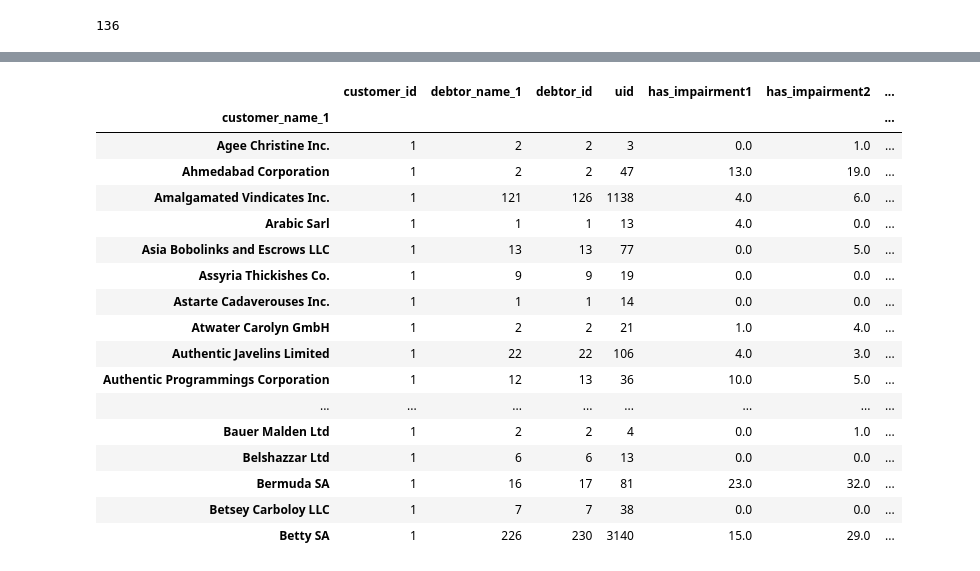
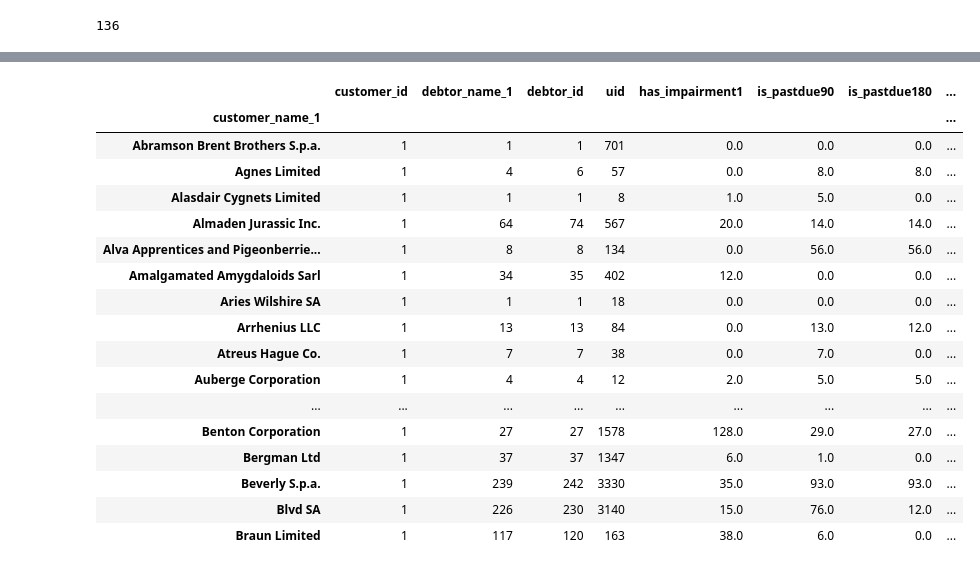
Before and after one commit to davidemariani/networkAnalysisForML, a Jupyter notebook: 02_buyers_sellers_df.ipynb, the cells around one changed output, grey strips where cells are left out. Cells and saved outputs as stored; diff of their text form; code cells hidden in the pictures.

```diff
--- a/02_buyers_sellers_df.ipynb
+++ b/02_buyers_sellers_df.ipynb
@@ -15,7 +15,7 @@ import os
 #Instruments+features dataset
 #import data
 user = os.environ["USERNAME"]
-filename = "190108_instrumentsdf_simNames_2.pkl"
+filename = "instrumentsdf_2.pkl"
 datafolder = "C:/Users/{}/Dropbox/University/MscDataScience_Birkbeck/thesis_project/data/".format(user)
 
 inst = pd.read_pickle(datafolder+filename)
@@ -70,36 +70,36 @@ buyer.head(20)
 # %%
 #set up seller dataframes
 s_g = inst.groupby("customer_name_1")
 #build an aggregation dictionary
 
 #aggregate by keeping a list
 agg_sdict = dict(zip(["customer_id", "debtor_name_1", "debtor_id", "uid",
-                      "has_impairment1", "has_impairment2", "is_pastdue90", "is_pastdue180",
+                      "has_impairment1", "is_pastdue90", "is_pastdue180",
                       "has_prosecution", "is_open"
                      ],
                    ["nunique"]*4 + ["sum"]*6  ))
 
 
 #aggregate by first value...
 seller = s_g.agg(agg_sdict)
 seller.head(20)
 # %% [output]
-|  | customer_id | debtor_name_1 | debtor_id | uid | has_impairment1 | has_impairment2 | ... |
-| customer_name_1 |  |  |  |  |  |  | ... |
-| Agee Christine Inc. | 1 | 2 | 2 | 3 | 0.0 | 1.0 | ... |
-| Ahmedabad Corporation | 1 | 2 | 2 | 47 | 13.0 | 19.0 | ... |
-| Amalgamated Vindicates Inc. | 1 | 121 | 126 | 1138 | 4.0 | 6.0 | ... |
-| Arabic Sarl | 1 | 1 | 1 | 13 | 4.0 | 0.0 | ... |
-| Asia Bobolinks and Escrows LLC | 1 | 13 | 13 | 77 | 0.0 | 5.0 | ... |
-| Assyria Thickishes Co. | 1 | 9 | 9 | 19 | 0.0 | 0.0 | ... |
-| Astarte Cadaverouses Inc. | 1 | 1 | 1 | 14 | 0.0 | 0.0 | ... |
-| Atwater Carolyn GmbH | 1 | 2 | 2 | 21 | 1.0 | 4.0 | ... |
-| Authentic Javelins Limited | 1 | 22 | 22 | 106 | 4.0 | 3.0 | ... |
-| Authentic Programmings Corporation | 1 | 12 | 13 | 36 | 10.0 | 5.0 | ... |
-| ... | ... | ... | ... | ... | ... | ... | ... |
-| Bauer Malden Ltd | 1 | 2 | 2 | 4 | 0.0 | 1.0 | ... |
-| Belshazzar Ltd | 1 | 6 | 6 | 13 | 0.0 | 0.0 | ... |
-| Bermuda SA | 1 | 16 | 17 | 81 | 23.0 | 32.0 | ... |
-| Betsey Carboloy LLC | 1 | 7 | 7 | 38 | 0.0 | 0.0 | ... |
-| Betty SA | 1 | 226 | 230 | 3140 | 15.0 | 29.0 | ... |
+|  | customer_id | debtor_name_1 | debtor_id | uid | has_impairment1 | is_pastdue90 | is_pastdue180 | ... |
+| customer_name_1 |  |  |  |  |  |  |  | ... |
+| Abramson Brent Brothers S.p.a. | 1 | 1 | 1 | 701 | 0.0 | 0.0 | 0.0 | ... |
+| Agnes Limited | 1 | 4 | 6 | 57 | 0.0 | 8.0 | 8.0 | ... |
+| Alasdair Cygnets Limited | 1 | 1 | 1 | 8 | 1.0 | 5.0 | 0.0 | ... |
+| Almaden Jurassic Inc. | 1 | 64 | 74 | 567 | 20.0 | 14.0 | 14.0 | ... |
+| Alva Apprentices and Pigeonberrie... | 1 | 8 | 8 | 134 | 0.0 | 56.0 | 56.0 | ... |
+| Amalgamated Amygdaloids Sarl | 1 | 34 | 35 | 402 | 12.0 | 0.0 | 0.0 | ... |
+| Aries Wilshire SA | 1 | 1 | 1 | 18 | 0.0 | 0.0 | 0.0 | ... |
+| Arrhenius LLC | 1 | 13 | 13 | 84 | 0.0 | 13.0 | 12.0 | ... |
+| Atreus Hague Co. | 1 | 7 | 7 | 38 | 0.0 | 7.0 | 0.0 | ... |
+| Auberge Corporation | 1 | 4 | 4 | 12 | 2.0 | 5.0 | 5.0 | ... |
+| ... | ... | ... | ... | ... | ... | ... | ... | ... |
+| Benton Corporation | 1 | 27 | 27 | 1578 | 128.0 | 29.0 | 27.0 | ... |
+| Bergman Ltd | 1 | 37 | 37 | 1347 | 6.0 | 1.0 | 0.0 | ... |
+| Beverly S.p.a. | 1 | 239 | 242 | 3330 | 35.0 | 93.0 | 93.0 | ... |
+| Blvd SA | 1 | 226 | 230 | 3140 | 15.0 | 76.0 | 12.0 | ... |
+| Braun Limited | 1 | 117 | 120 | 163 | 38.0 | 6.0 | 0.0 | ... |
 # %%
```
Also changed, not shown: parts of 3 cells of this notebook, 6 other files.
